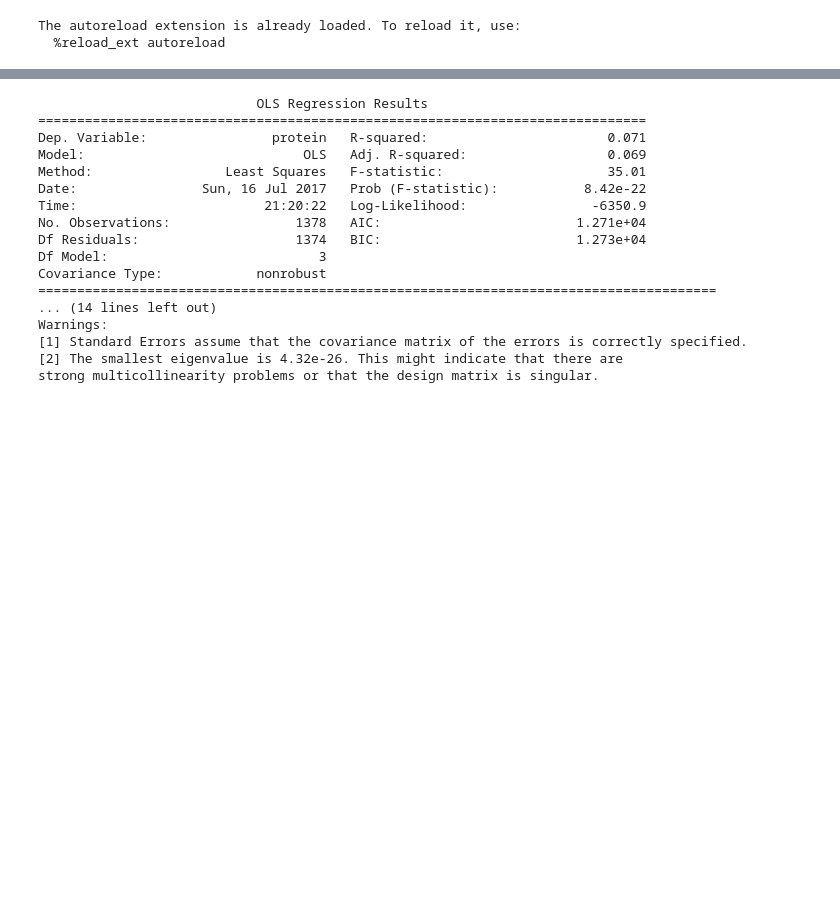
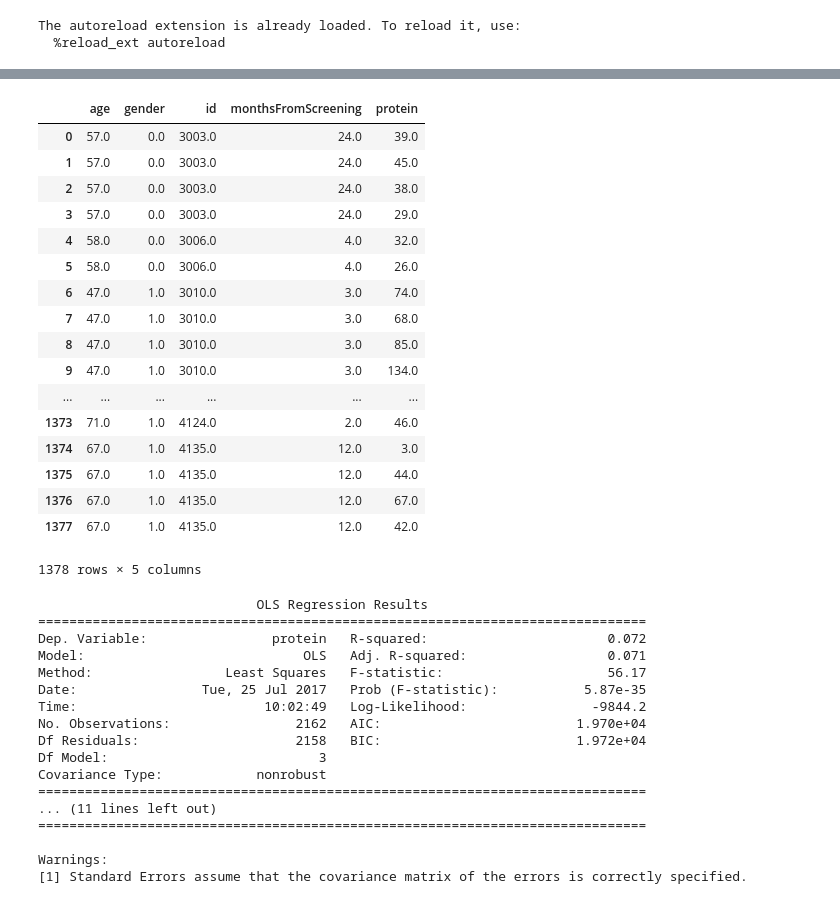
Before and after one commit to Rahul-Khanna/comp_gene, a Jupyter notebook: Regression.ipynb, the cells around one changed output, grey strips where cells are left out. Drawn from its saved outputs; the diff is of its cells as text; code cells hidden in the pictures; blank space fills up the shorter version.

```diff
--- a/Regression.ipynb
+++ b/Regression.ipynb
@@ -106,0 +121,21 @@ data
+# %%
+ dataWithMonthsFromScreening
+# %% [output]
+|  | age | gender | id | monthsFromScreening | protein |
+| 0 | 57.0 | 0.0 | 3003.0 | 24.0 | 39.0 |
+| 1 | 57.0 | 0.0 | 3003.0 | 24.0 | 45.0 |
+| 2 | 57.0 | 0.0 | 3003.0 | 24.0 | 38.0 |
+| 3 | 57.0 | 0.0 | 3003.0 | 24.0 | 29.0 |
+| 4 | 58.0 | 0.0 | 3006.0 | 4.0 | 32.0 |
+| 5 | 58.0 | 0.0 | 3006.0 | 4.0 | 26.0 |
+| 6 | 47.0 | 1.0 | 3010.0 | 3.0 | 74.0 |
+| 7 | 47.0 | 1.0 | 3010.0 | 3.0 | 68.0 |
+| 8 | 47.0 | 1.0 | 3010.0 | 3.0 | 85.0 |
+| 9 | 47.0 | 1.0 | 3010.0 | 3.0 | 134.0 |
+| ... | ... | ... | ... | ... | ... |
+| 1373 | 71.0 | 1.0 | 4124.0 | 2.0 | 46.0 |
+| 1374 | 67.0 | 1.0 | 4135.0 | 12.0 | 3.0 |
+| 1375 | 67.0 | 1.0 | 4135.0 | 12.0 | 44.0 |
+| 1376 | 67.0 | 1.0 | 4135.0 | 12.0 | 67.0 |
+| 1377 | 67.0 | 1.0 | 4135.0 | 12.0 | 42.0 |
+1378 rows × 5 columns
@@ -109,20 +161,20 @@ model = ols('protein ~ type + gender + age + monthsFromScreening', data).fit()
 # %%
-print(model.summary())
+print(modelWithType.summary())
 # %% [output]
                             OLS Regression Results
 ==============================================================================
-Dep. Variable:                protein   R-squared:                       0.071
-Model:                            OLS   Adj. R-squared:                  0.069
-Method:                 Least Squares   F-statistic:                     35.01
-Date:                Sun, 16 Jul 2017   Prob (F-statistic):           8.42e-22
-Time:                        21:20:22   Log-Likelihood:                -6350.9
-No. Observations:                1378   AIC:                         1.271e+04
-Df Residuals:                    1374   BIC:                         1.273e+04
+Dep. Variable:                protein   R-squared:                       0.072
+Model:                            OLS   Adj. R-squared:                  0.071
+Method:                 Least Squares   F-statistic:                     56.17
+Date:                Tue, 25 Jul 2017   Prob (F-statistic):           5.87e-35
+Time:                        10:02:49   Log-Likelihood:                -9844.2
+No. Observations:                2162   AIC:                         1.970e+04
+Df Residuals:                    2158   BIC:                         1.972e+04
 Df Model:                           3
 Covariance Type:            nonrobust
-=======================================================================================
-... (14 lines left out)
+==============================================================================
+... (11 lines left out)
+==============================================================================
+
 Warnings:
 [1] Standard Errors assume that the covariance matrix of the errors is correctly specified.
-[2] The smallest eigenvalue is 4.32e-26. This might indicate that there are
-strong multicollinearity problems or that the design matrix is singular.
```
Also changed, not shown: parts of 11 cells of this notebook.
